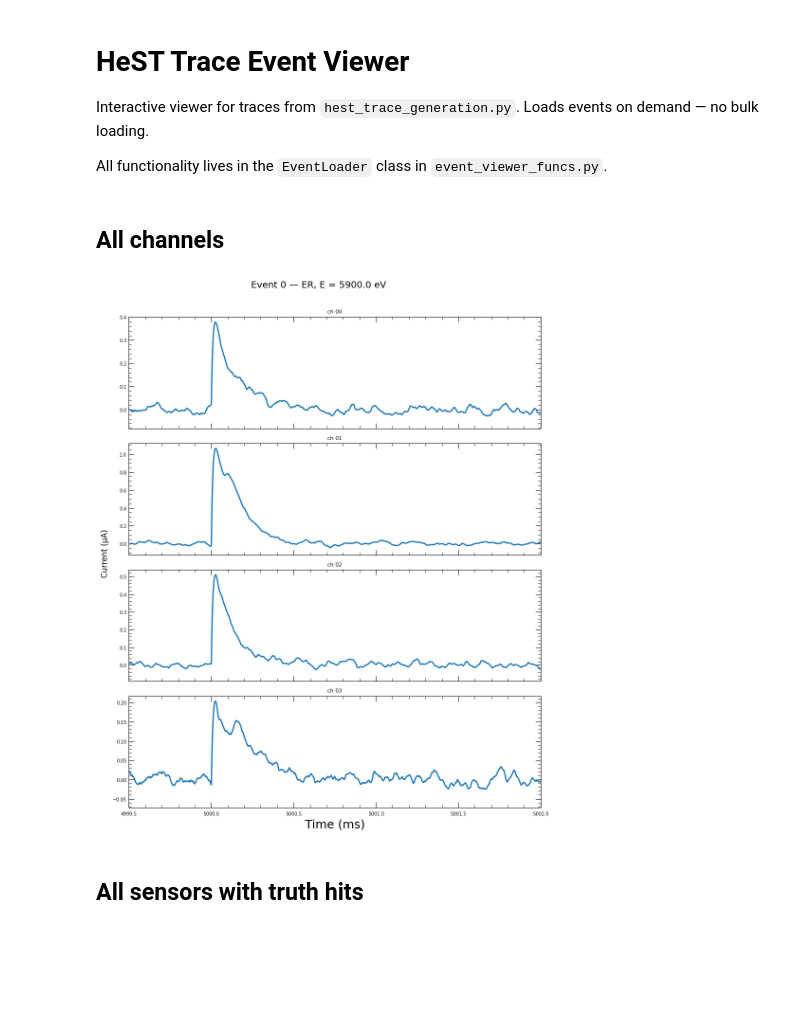
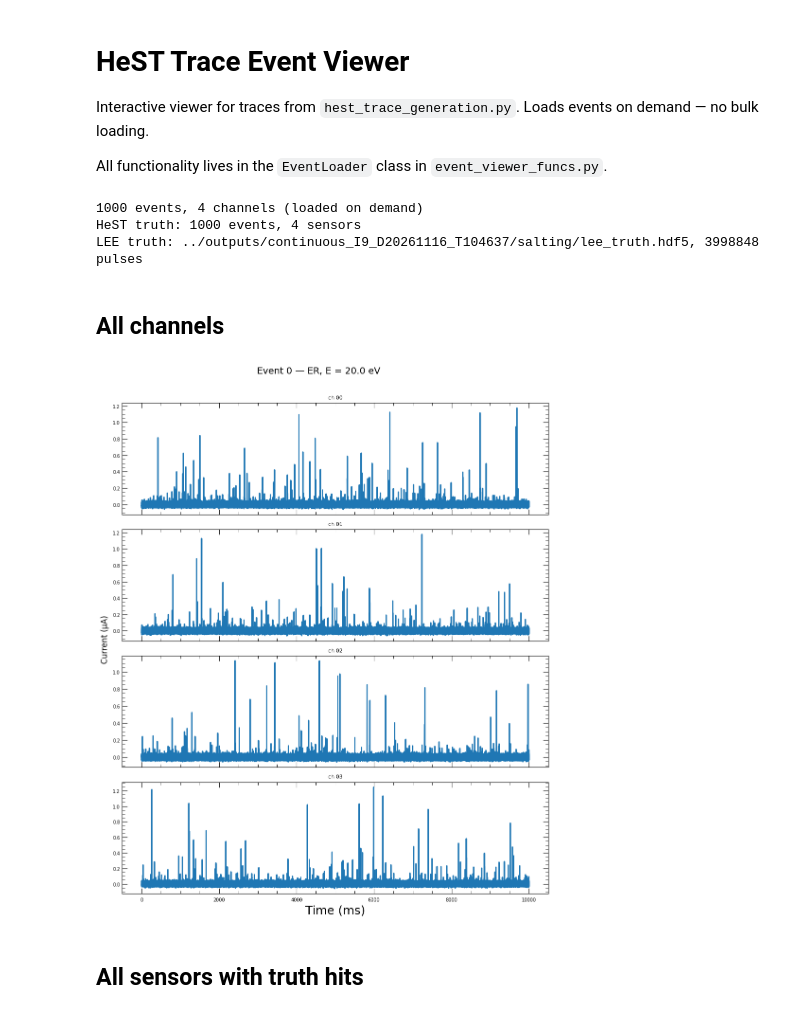
Before and after one commit to spice-herald/pytessim, a Jupyter notebook: scripts/event_viewer.ipynb, the cells around one changed output. Drawn from its saved outputs; the diff is of its cells as text; code cells hidden in the pictures; blank space fills up the shorter version.

Commit message:
update LEE truth viewing

```diff
--- a/scripts/event_viewer.ipynb
+++ b/scripts/event_viewer.ipynb
@@ -10,9 +10,9 @@ All functionality lives in the `EventLoader` class in `event_viewer_funcs.py`.
 import event_viewer_funcs as EVF
 # %%
 # --- USER CONFIG ---
-#TRACE_PATH = '../outputs/continuous_I9_D20261104_T111430/'
-TRACE_PATH = '../outputs/continuous_I9_D20261104_T114752/'
-HEST_H5_PATH = '../inputs/Spectrum_Mono_ER_energyMin_5900_energyMax_5900_nEvents_10000_seed_42069_HeraldLBNL_TopOnly.h5'
+#TRACE_PATH = '../outputs/continuous_I9_D20261104_T114752/'
+TRACE_PATH = '../outputs/continuous_I9_D20261116_T104637/'
+HEST_H5_PATH = '../../Sims_Outputs/HeRM/Spectrum_Mono_ER_energyMin_20_energyMax_20_nEvents_1000_seed_42069_HeraldLBNL_TopOnly_vtxPoint_0.0_0.0_2.5.h5'
 FS = 1.25e6
 LEE_H5_PATH = None  # Auto-discover TRACE_PATH/salting/lee_truth.hdf5
 SHOW_LEE = True
@@ -31,13 +31,17 @@ if loader.lee_data is not None:
           f'{len(loader.lee_data["lee_truth"]["onset_sample"])} pulses')
 else:
     print('No native LEE truth sidecar found')
+# %% [output]
+1000 events, 4 channels (loaded on demand)
+HeST truth: 1000 events, 4 sensors
+LEE truth: ../outputs/continuous_I9_D20261116_T104637/salting/lee_truth.hdf5, 3998848 pulses
 # %% [markdown]
 ## All channels
 # %%
 event_idx = 0
-loader.plot_all_channels(event_idx, ds_factor=1, ncols=1, xlim=(4999.5, 5002))
+loader.plot_all_channels(event_idx, ds_factor=1, ncols=1)#, xlim=(4999.5, 5002))
 # %% [output]
-[figure, old version]
+[figure, new version]
 # %% [markdown]
 ## All sensors with truth hits
 # %%
```
Also changed, not shown: parts of 2 cells of this notebook, 2 other files.
